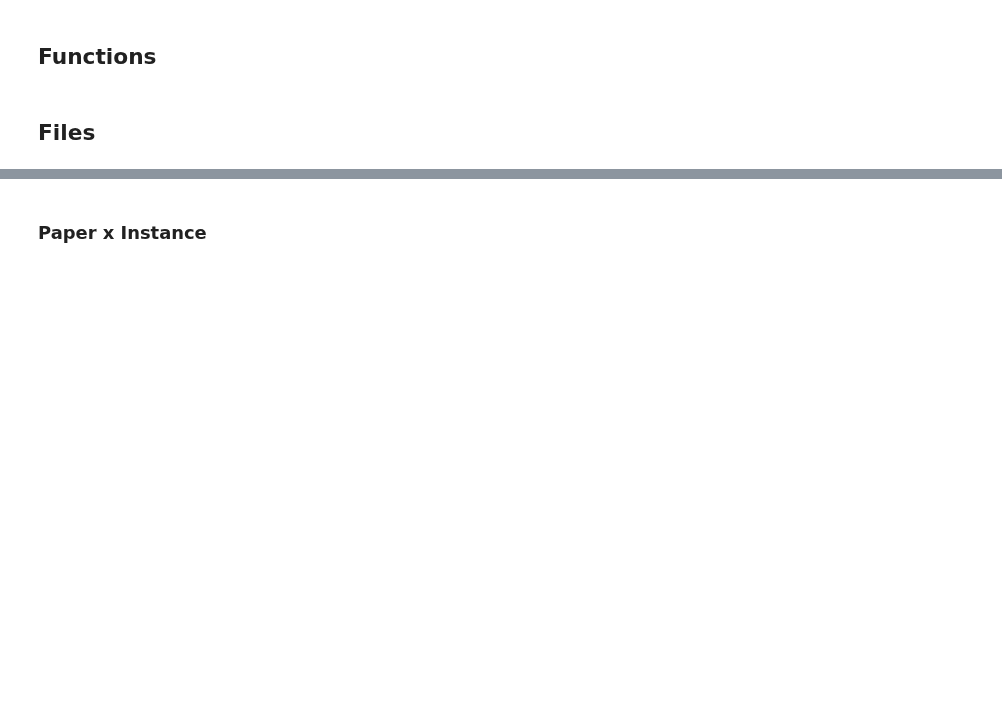
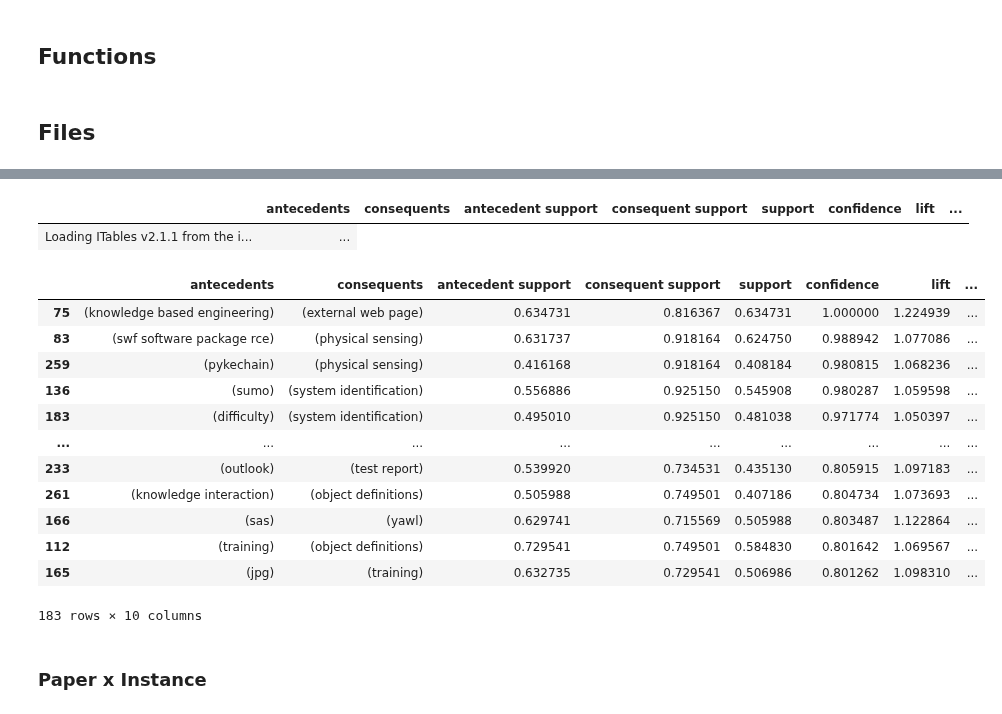
Before and after one commit to borgnetzwerk/tools, a Jupyter notebook: scripts/SLR/co_occurence.ipynb, the cells around one changed output, grey strips where cells are left out. Saved outputs shown, nothing was run; the diff lists cells and outputs as text; code cells hidden in the pictures; blank space fills up the shorter version.

```diff
--- a/scripts/SLR/co_occurence.ipynb
+++ b/scripts/SLR/co_occurence.ipynb
@@ -500,25 +509,29 @@ rules = rules.sort_values(by='confidence', ascending=False)
 # rules = rules.sort_values(by='leverage', ascending=False)
 # export rules to csv
 # %%
-cross_type = [False] * len(rules)
+def identify_cross_type_rules(rules):
+    cross_type = [False] * len(rules)
 
-for i, antecentent in enumerate(rules.antecedents):
-    antecentent, = antecentent
-    consequent, = rules.iloc[i].consequents
-    type1, type2 = None, None
-    for type in instance_types_dicts:
-        if antecentent in instance_types_dicts[type]:
-            type1 = type
-        if consequent in instance_types_dicts[type]:
-            type2 = type
-        if type1 and type2:
-            break
-    if type1 != type2:
-        cross_type[i] = True
-        # print(rules.iloc[i])
+    for i, antecentent in enumerate(rules.antecedents):
+        antecentent, = antecentent
+        consequent, = rules.iloc[i].consequents
+        type1, type2 = None, None
+        for type in instance_types_dicts:
+            if antecentent in instance_types_dicts[type]:
+                type1 = type
+            if consequent in instance_types_dicts[type]:
+                type2 = type
+            if type1 and type2:
+                break
+        if type1 != type2:
+            cross_type[i] = True
+            # print(rules.iloc[i])
 
-# create a copy for all rules that are cross type
-cross_type_rules = rules[cross_type].copy()
+    # create a copy for all rules that are cross type
+    cross_type_rules = rules[cross_type].copy()
+    return cross_type_rules
+
+cross_type_rules = identify_cross_type_rules(rules)
 # %% [markdown]
 # Output
 # %% [markdown]
@@ -911,3 +946,22 @@ process_dataframe(cross_type_rules, 'cross_type_rules')
+# %%
+process_dataframe(cross_type_rules, 'cross_type_rules')
+cross_type_rules
+# %% [output]
+|  | antecedents | consequents | antecedent support | consequent support | support | confidence | lift | ... |
+| Loading ITables v2.1.1 from the i... | ... |
+|  | antecedents | consequents | antecedent support | consequent support | support | confidence | lift | ... |
+| 75 | (knowledge based engineering) | (external web page) | 0.634731 | 0.816367 | 0.634731 | 1.000000 | 1.224939 | ... |
+| 83 | (swf software package rce) | (physical sensing) | 0.631737 | 0.918164 | 0.624750 | 0.988942 | 1.077086 | ... |
+| 259 | (pykechain) | (physical sensing) | 0.416168 | 0.918164 | 0.408184 | 0.980815 | 1.068236 | ... |
+| 136 | (sumo) | (system identification) | 0.556886 | 0.925150 | 0.545908 | 0.980287 | 1.059598 | ... |
+| 183 | (difficulty) | (system identification) | 0.495010 | 0.925150 | 0.481038 | 0.971774 | 1.050397 | ... |
+| ... | ... | ... | ... | ... | ... | ... | ... | ... |
+| 233 | (outlook) | (test report) | 0.539920 | 0.734531 | 0.435130 | 0.805915 | 1.097183 | ... |
+| 261 | (knowledge interaction) | (object definitions) | 0.505988 | 0.749501 | 0.407186 | 0.804734 | 1.073693 | ... |
+| 166 | (sas) | (yawl) | 0.629741 | 0.715569 | 0.505988 | 0.803487 | 1.122864 | ... |
+| 112 | (training) | (object definitions) | 0.729541 | 0.749501 | 0.584830 | 0.801642 | 1.069567 | ... |
+| 165 | (jpg) | (training) | 0.632735 | 0.729541 | 0.506986 | 0.801262 | 1.098310 | ... |
+183 rows × 10 columns
 # %% [markdown]
 ### Paper x Instance
 # %%
```
Also changed, not shown: parts of 7 cells of this notebook.
